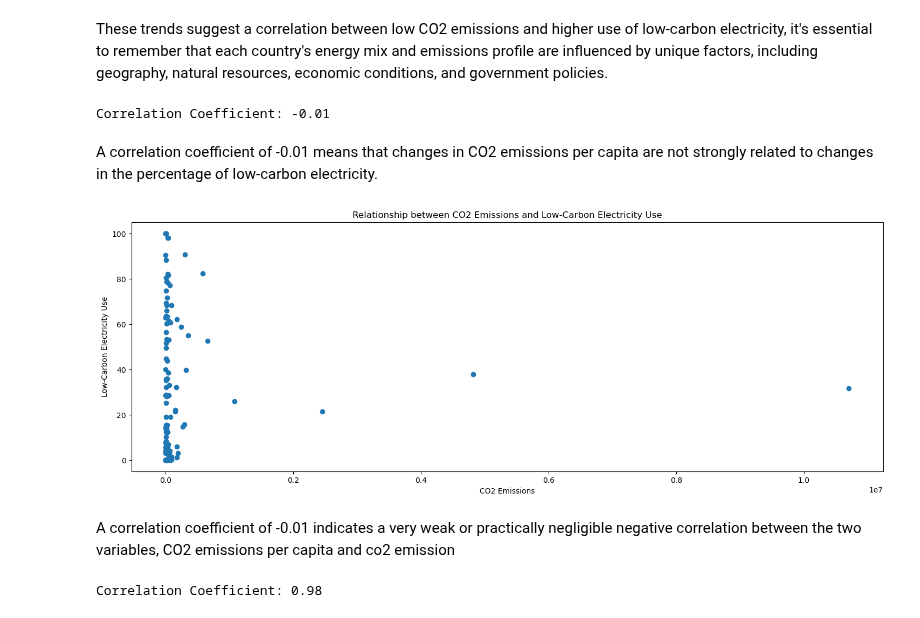
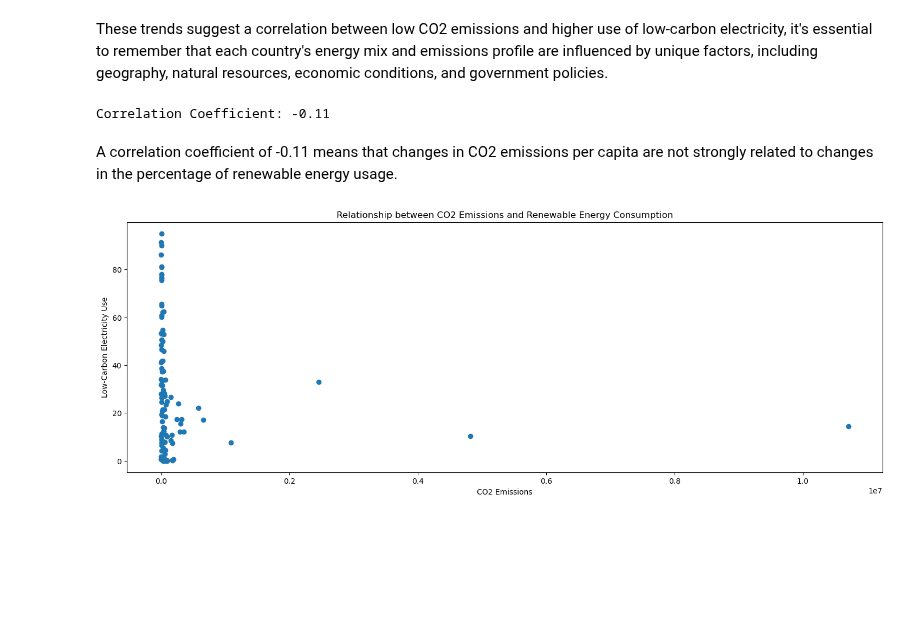
Before and after one commit to yosieph/Project1, a Jupyter notebook: project1.ipynb, the cells around one changed output. Cells and saved outputs as stored; diff of their text form; code cells hidden in the pictures; blank space fills up the shorter version.

```diff
--- a/project1.ipynb
+++ b/project1.ipynb
@@ -843,33 +828,25 @@ plt.legend()
 # %% [markdown]
 These trends suggest a correlation between low CO2 emissions and higher use of low-carbon electricity, it's essential to remember that each country's energy mix and emissions profile are influenced by unique factors, including geography, natural resources, economic conditions, and government policies.
 # %%
-correlation_coefficient = main_data['co2 Emissions (metric tons per capita)'].corr(main_data['Low-carbon electricity (% electricity)'])
+correlation_coefficient = main_data['co2 Emissions (metric tons per capita)'].corr(main_data['Renewable energy share in the total final energy consumption (%)'])
 # Print the correlation coefficient
 print(f'Correlation Coefficient: {correlation_coefficient:.2f}')
 # %% [output]
-Correlation Coefficient: -0.01
+Correlation Coefficient: -0.11
 # %% [markdown]
-A correlation coefficient of -0.01 means that changes in CO2 emissions per capita are not strongly related to changes in the percentage of low-carbon electricity.
+A correlation coefficient of -0.11 means that changes in CO2 emissions per capita are not strongly related to changes in the percentage of renewable energy usage.
 # %%
 # Create subplots for the visualizations
 fig, axes = plt.subplots(1, figsize=(18, 6))
 
 # Create a scatter plot
-plt.scatter(main_data['co2 Emissions (metric tons per capita)'], main_data['Low-carbon electricity (% electricity)'])
+plt.scatter(main_data['co2 Emissions (metric tons per capita)'], main_data['Renewable energy share in the total final energy consumption (%)'])
 plt.xlabel('CO2 Emissions')
 plt.ylabel('Low-Carbon Electricity Use')
-plt.title('Relationship between CO2 Emissions and Low-Carbon Electricity Use')
+plt.title('Relationship between CO2 Emissions and Renewable Energy Consumption')
 
-plt.savefig("output_data/relationship between co2 and low-carb.png", bbox_inches='tight')
+plt.savefig("output_data/relationship between co2 and renew.png", bbox_inches='tight')
 
 plt.show()
 # %% [output]
-[figure, old version]
+[figure, new version]
-# %% [markdown]
-A correlation coefficient of -0.01 indicates a very weak or practically negligible negative correlation between the two variables, CO2 emissions per capita and co2 emission
-# %%
-correlation_coefficient = main_data['co2 Emissions (metric tons per capita)'].corr(main_data['Electricity from renewables (TWh)'])
-# Print the correlation coefficient
-print(f'Correlation Coefficient: {correlation_coefficient:.2f}')
-# %% [output]
-Correlation Coefficient: 0.98
```
Also changed, not shown: parts of 9 cells of this notebook, 5 other files.
